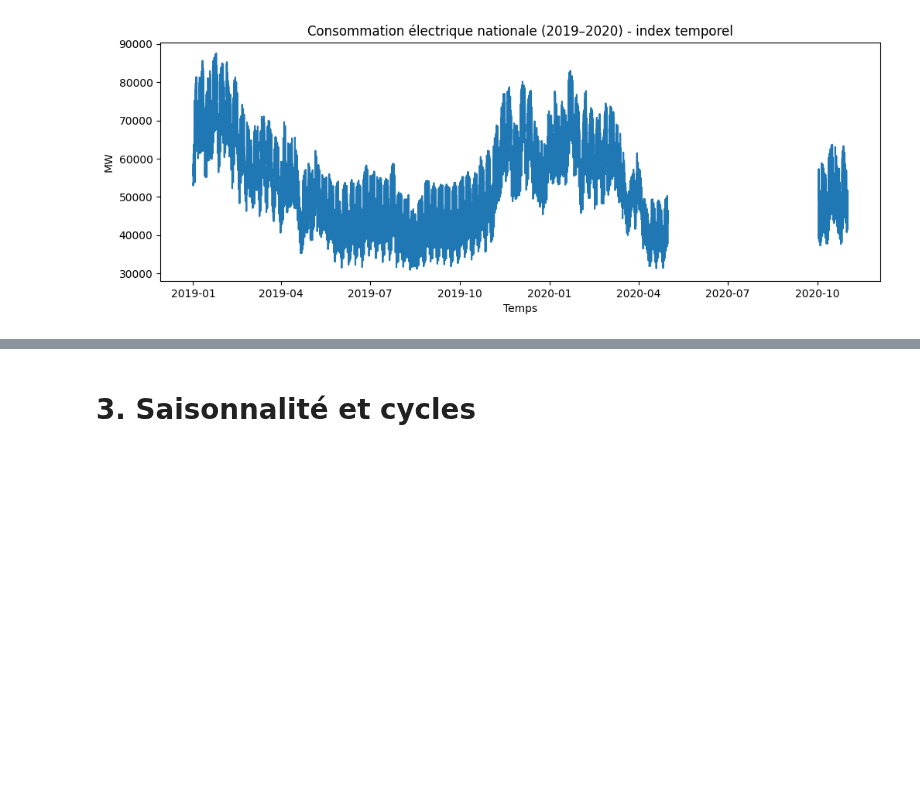
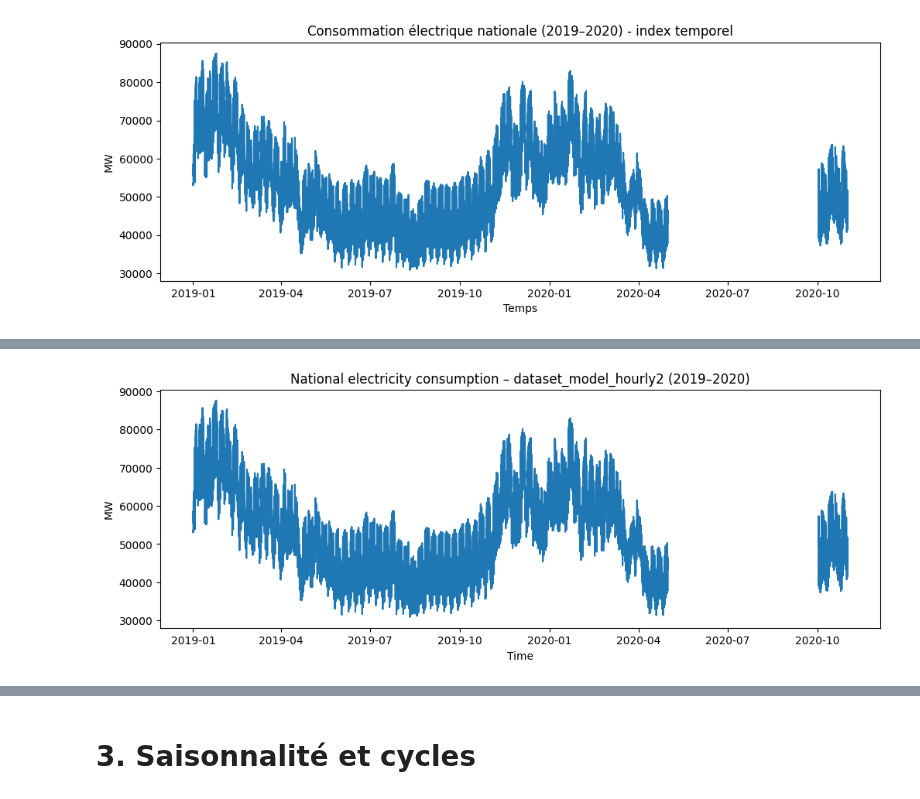
Before and after one commit to quentinbenchetrit/france-grid-stress-prediction, a Jupyter notebook: notebooks/01_exploration.ipynb, the cells around one changed output, grey strips where cells are left out. Saved outputs shown, nothing was run; the diff lists cells and outputs as text; code cells hidden in the pictures; blank space fills up the shorter version.

Commit message:
vérification de hourly 1 et 2

```diff
--- a/notebooks/01_exploration.ipynb
+++ b/notebooks/01_exploration.ipynb
@@ -401,0 +411,20 @@ plt.show()
+# %%
+import pandas as pd
+import matplotlib.pyplot as plt
+
+PATH = "/home/onyxia/france-grid-stress-prediction/data/processed/dataset_model_hourly2.parquet"
+
+df = pd.read_parquet(PATH)
+df["datetime"] = pd.to_datetime(df["datetime"])
+
+# Focus on 2019–2020 to see the gap clearly
+df_plot = df[(df["datetime"] >= "2019-01-01") & (df["datetime"] <= "2020-12-31")]
+
+plt.figure(figsize=(12,4))
+plt.plot(df_plot["datetime"], df_plot["load_mw"])
+plt.title("National electricity consumption – dataset_model_hourly2 (2019–2020)")
+plt.xlabel("Time")
+plt.ylabel("MW")
+plt.show()
+# %% [output]
+[figure, added]
```
Also changed, not shown: parts of 5 cells of this notebook, 3 other files.
